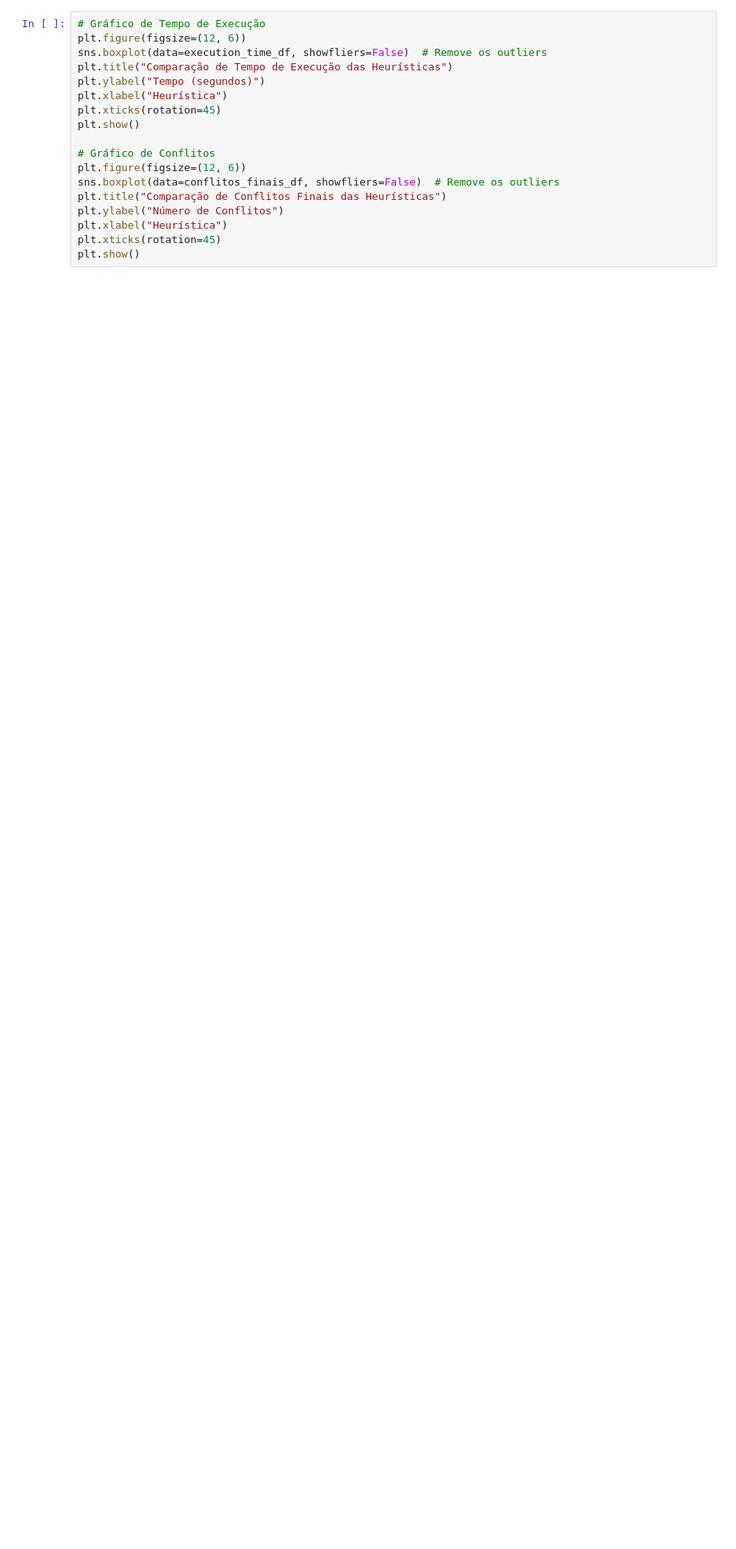
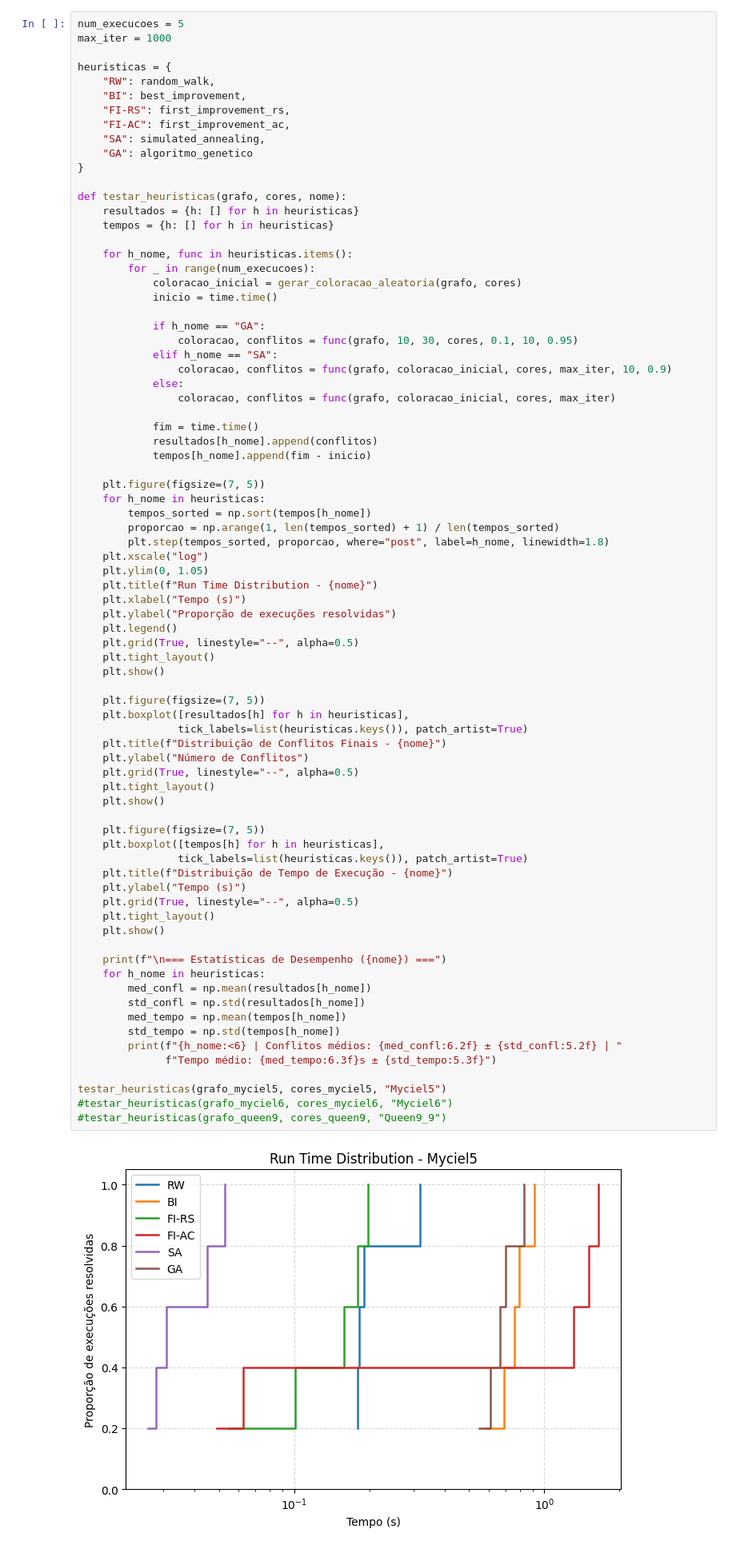
Before and after one commit to acpDaniel/graph-coloring, a Jupyter notebook: TP2_CSP_LocalSearch_GA.ipynb, the cells around one changed output. Shown at 80% size. Saved outputs shown, nothing was run; the diff lists cells and outputs as text; blank space fills up the shorter version.

Commit message:
ajuste na parte dos graficos de runtime distribution

```diff
--- a/TP2_CSP_LocalSearch_GA.ipynb
+++ b/TP2_CSP_LocalSearch_GA.ipynb
@@ -845,18 +754,80 @@ NameError: name 'cores_myciel' is not defined
 # %%
-# Gráfico de Tempo de Execução
-plt.figure(figsize=(12, 6))
-sns.boxplot(data=execution_time_df, showfliers=False)  # Remove os outliers
-plt.title("Comparação de Tempo de Execução das Heurísticas")
-plt.ylabel("Tempo (segundos)")
-plt.xlabel("Heurística")
-plt.xticks(rotation=45)
-plt.show()
+num_execucoes = 5
+max_iter = 1000
 
-# Gráfico de Conflitos
-plt.figure(figsize=(12, 6))
-sns.boxplot(data=conflitos_finais_df, showfliers=False)  # Remove os outliers
-plt.title("Comparação de Conflitos Finais das Heurísticas")
-plt.ylabel("Número de Conflitos")
-plt.xlabel("Heurística")
-plt.xticks(rotation=45)
-plt.show()
+heuristicas = {
+    "RW": random_walk,
+    "BI": best_improvement,
+    "FI-RS": first_improvement_rs,
+    "FI-AC": first_improvement_ac,
+    "SA": simulated_annealing,
+    "GA": algoritmo_genetico
+}
+
+def testar_heuristicas(grafo, cores, nome):
+    resultados = {h: [] for h in heuristicas}
+    tempos = {h: [] for h in heuristicas}
+
+    for h_nome, func in heuristicas.items():
+        for _ in range(num_execucoes):
+            coloracao_inicial = gerar_coloracao_aleatoria(grafo, cores)
+            inicio = time.time()
+
+            if h_nome == "GA":
+                coloracao, conflitos = func(grafo, 10, 30, cores, 0.1, 10, 0.95)
+            elif h_nome == "SA":
+                coloracao, conflitos = func(grafo, coloracao_inicial, cores, max_iter, 10, 0.9)
+            else:
+                coloracao, conflitos = func(grafo, coloracao_inicial, cores, max_iter)
+
+            fim = time.time()
+            resultados[h_nome].append(conflitos)
+            tempos[h_nome].append(fim - inicio)
+
+    plt.figure(figsize=(7, 5))
+    for h_nome in heuristicas:
+        tempos_sorted = np.sort(tempos[h_nome])
+        proporcao = np.arange(1, len(tempos_sorted) + 1) / len(tempos_sorted)
+        plt.step(tempos_sorted, proporcao, where="post", label=h_nome, linewidth=1.8)
+    plt.xscale("log")
+    plt.ylim(0, 1.05)
+    plt.title(f"Run Time Distribution - {nome}")
+    plt.xlabel("Tempo (s)")
+    plt.ylabel("Proporção de execuções resolvidas")
+    plt.legend()
+    plt.grid(True, linestyle="--", alpha=0.5)
+    plt.tight_layout()
+    plt.show()
+
+    plt.figure(figsize=(7, 5))
+    plt.boxplot([resultados[h] for h in heuristicas],
+                tick_labels=list(heuristicas.keys()), patch_artist=True)
+    plt.title(f"Distribuição de Conflitos Finais - {nome}")
+    plt.ylabel("Número de Conflitos")
+    plt.grid(True, linestyle="--", alpha=0.5)
+    plt.tight_layout()
+    plt.show()
+
+    plt.figure(figsize=(7, 5))
+    plt.boxplot([tempos[h] for h in heuristicas],
+                tick_labels=list(heuristicas.keys()), patch_artist=True)
+    plt.title(f"Distribuição de Tempo de Execução - {nome}")
+    plt.ylabel("Tempo (s)")
+    plt.grid(True, linestyle="--", alpha=0.5)
+    plt.tight_layout()
+    plt.show()
+
+    print(f"\n=== Estatísticas de Desempenho ({nome}) ===")
+    for h_nome in heuristicas:
+        med_confl = np.mean(resultados[h_nome])
+        std_confl = np.std(resultados[h_nome])
+        med_tempo = np.mean(tempos[h_nome])
+        std_tempo = np.std(tempos[h_nome])
+        print(f"{h_nome:<6} | Conflitos médios: {med_confl:6.2f} ± {std_confl:5.2f} | "
+              f"Tempo médio: {med_tempo:6.3f}s ± {std_tempo:5.3f}")
+
+testar_heuristicas(grafo_myciel5, cores_myciel5, "Myciel5")
+#testar_heuristicas(grafo_myciel6, cores_myciel6, "Myciel6")
+#testar_heuristicas(grafo_queen9, cores_queen9, "Queen9_9")
+# %% [output]
+[figure, added]
```
Also changed, not shown: parts of 7 cells of this notebook, 3 other files.
